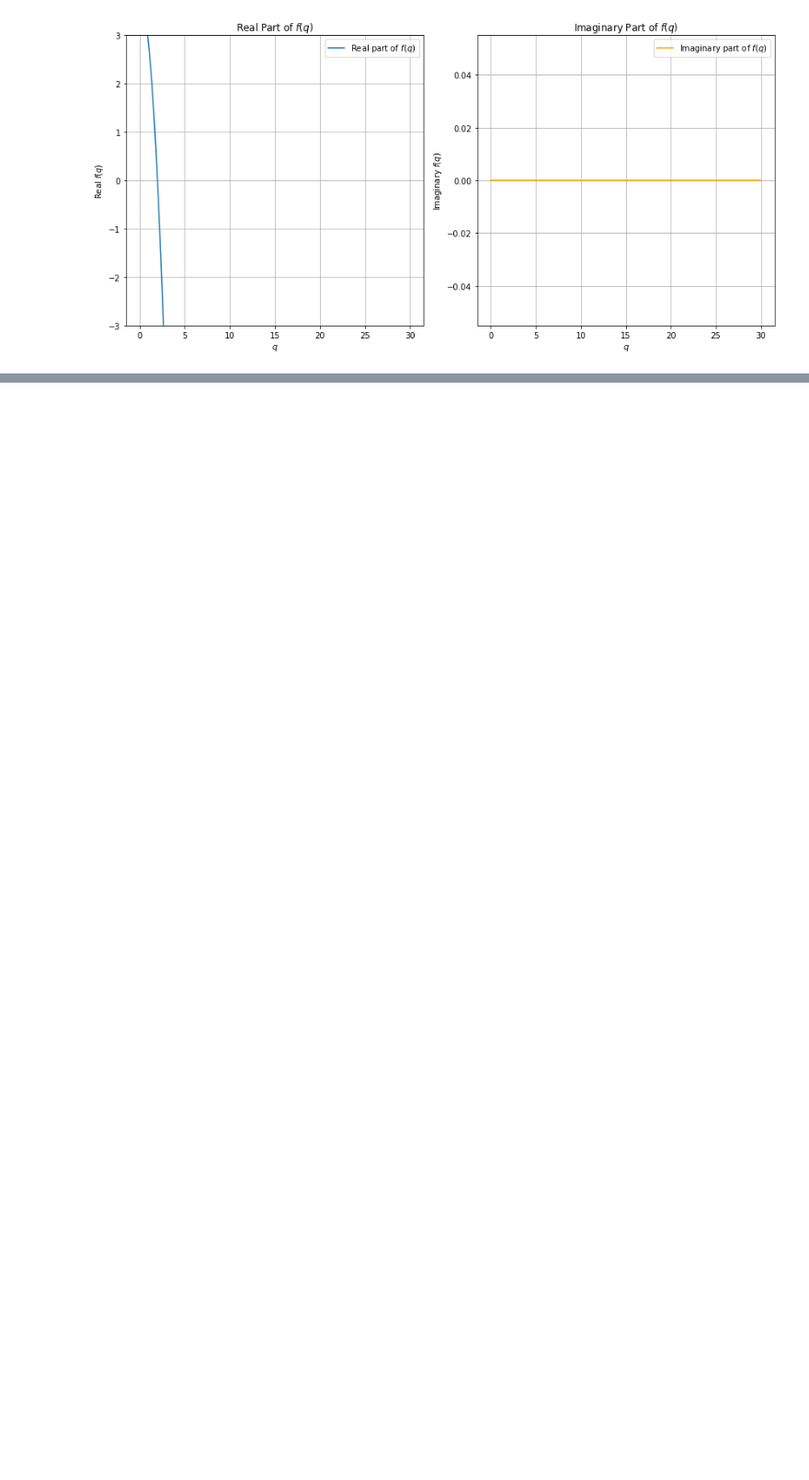
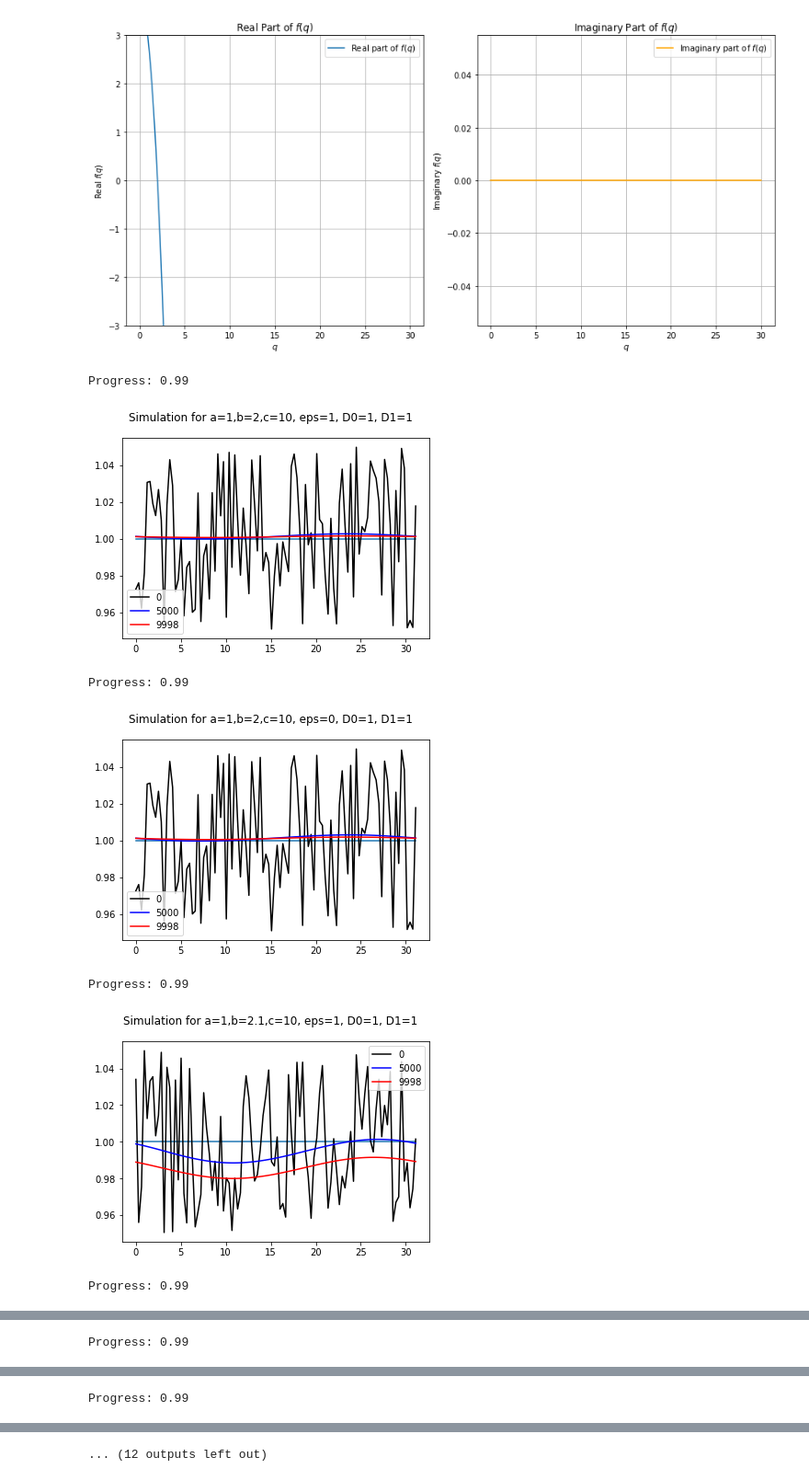
Before and after one commit to l-ada/Turing-models, a Jupyter notebook: brusselator_excluded_volume.ipynb, the cells around one changed output, grey strips where cells are left out. Shown at 92% size. Cells and saved outputs as stored; diff of their text form; code cells hidden in the pictures; blank space fills up the shorter version.

```diff
--- a/brusselator_excluded_volume.ipynb
+++ b/brusselator_excluded_volume.ipynb
@@ -380,0 +379,24 @@ parameters = [[]]
+# %%
+#Redoing all plots
+#every list of parameters has the format
+# a,b,c,D0,D1
+import time
+parameters = [[1,2,10,1,1],[1,2.1,10,1,1],[1,1.9,10,1,1],[1,1.9,10,0.1,10],[3.4,13,18,1,2],[1.5,2.5,10,2.8,22.4]]
+for i in parameters:
+    a,b,c,D0,D1 = i
+    bruss = Brusselator(a=a,b=b,c=c,D0=D0,D1=D1)
+
+    time.sleep(1)
+    u,v = perform_simulation(bruss)
+    plot_Turing(u, bruss, save=False)
+    bruss.eps=0
+    u,v = perform_simulation(bruss)
+    plot_Turing(u, bruss, save=False)
+# %% [output]
+Progress: 0.99
+[figure, added]
+Progress: 0.99
+[figure, added]
+Progress: 0.99
+[figure, added]
+Progress: 0.99
@@ -380,0 +404 @@ parameters = [[]]
+Progress: 0.99
@@ -380,0 +406 @@ parameters = [[]]
+Progress: 0.99
@@ -380,0 +408 @@ parameters = [[]]
+... (12 outputs left out)
```
Also changed, not shown: parts of 5 cells of this notebook.
